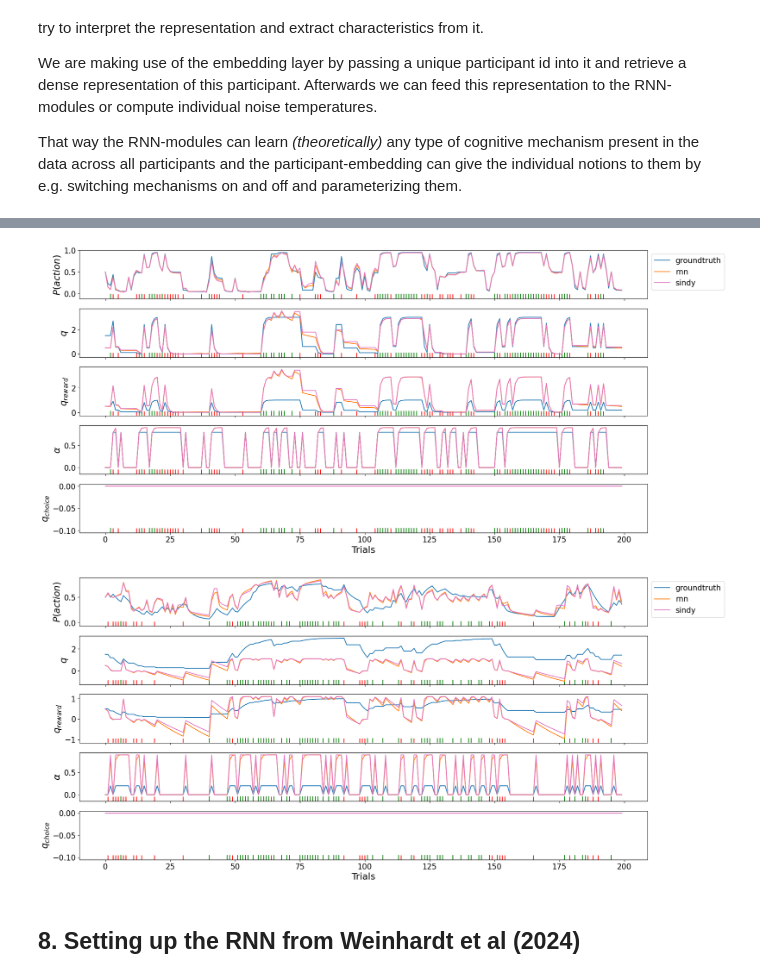
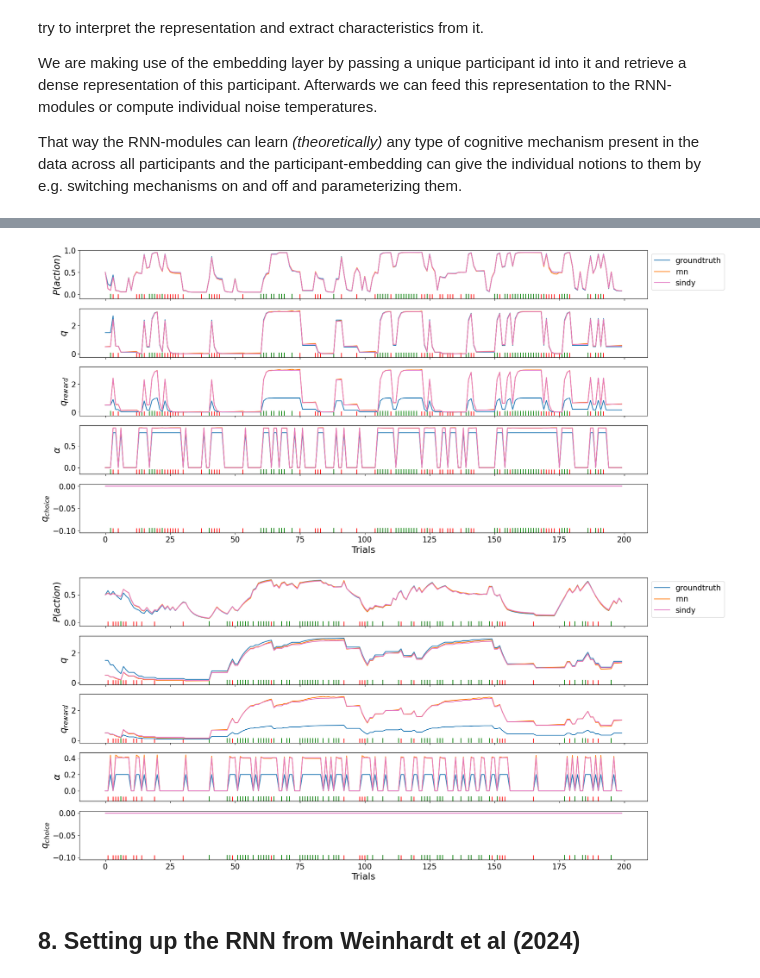
Before and after one commit to AlexanderDitz/Master_Learning_DecisionMaking, a Jupyter notebook: tutorials/tutorial_cdcd.ipynb, the cells around one changed output, grey strips where cells are left out. Saved outputs shown, nothing was run; the diff lists cells and outputs as text; code cells hidden in the pictures.

```diff
--- a/tutorials/tutorial_cdcd.ipynb
+++ b/tutorials/tutorial_cdcd.ipynb
@@ -1058,7 +1058,7 @@ class RLRNN(BaseRNN):
         actions, rewards, participant_id = inputs
 
         # Here we compute now the participant embeddings for each entry in the batch
-        participant_embedding = self.participant_embedding(participant_id[0, :, 0].int())
+        participant_embedding = self.participant_embedding(participant_id[:, 0].int())
         # beta_value_reward = self.betas['x_value_reward'](participant_embedding)
 
         for timestep, action, reward in zip(timesteps, actions, rewards):
@@ -1168,13 +1186,13 @@ Epoch 12/2048 --- L(Training): 0.6171045; Time: 0.32s; Convergence value: 5.91e-
 agents = {'groundtruth': agent_1, 'rnn': agent_rnn, 'sindy': agent_sindy}
 fig, axs = plot_session(agents, dataset_1.xs[0])
 # %% [output]
-[figure, old version]
+[figure, new version]
 # %%
 # Let's see how well the dynamics were fitted
-agents = {'groundtruth': agent_1, 'rnn': agent_rnn, 'sindy': agent_sindy}
+agents = {'groundtruth': agent_2, 'rnn': agent_rnn, 'sindy': agent_sindy}
 fig, axs = plot_session(agents, dataset_2.xs[0])
 # %% [output]
-[figure, old version]
+[figure, new version]
 # %% [markdown]
 ## 8. Setting up the RNN from Weinhardt et al (2024)
 # %% [markdown]
```
Also changed, not shown: parts of 4 cells of this notebook.
